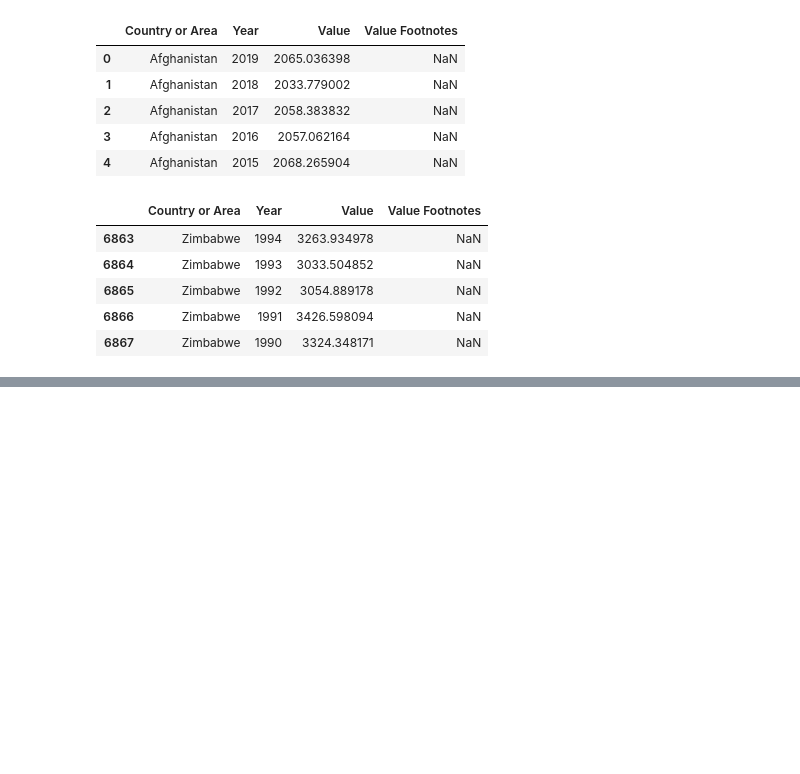
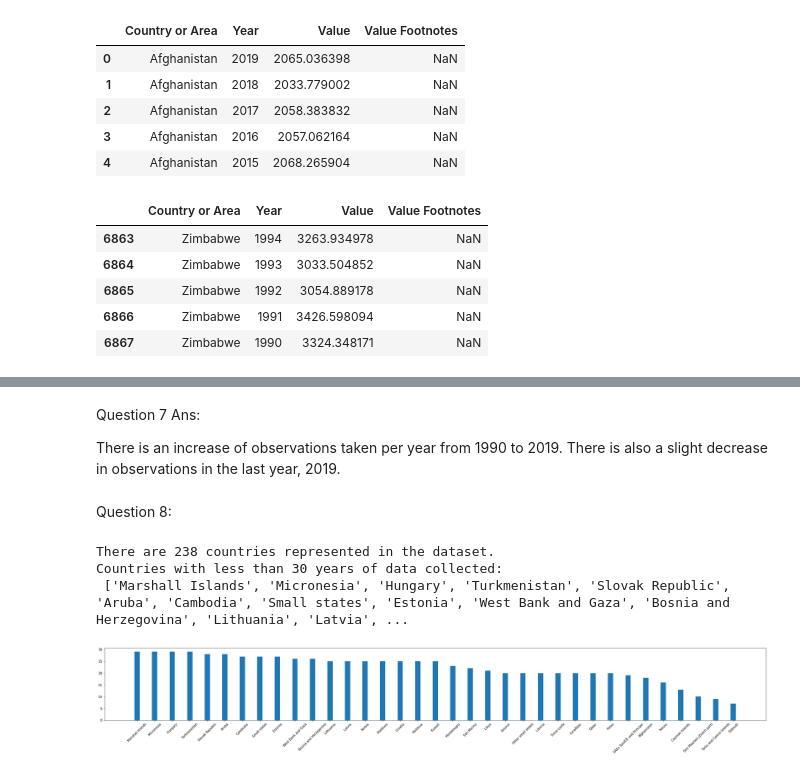
Before and after one commit to nss-data-science-cohort-6/un_data_question-jmayf123, a Jupyter notebook: notebooks/UN_Data_Exploration.ipynb, the cells around one changed output, grey strips where cells are left out. Saved outputs shown, nothing was run; the diff lists cells and outputs as text; code cells hidden in the pictures; blank space fills up the shorter version.

```diff
--- a/notebooks/UN_Data_Exploration.ipynb
+++ b/notebooks/UN_Data_Exploration.ipynb
@@ -43,0 +83,29 @@ gdp_df.drop(columns=['Value Footnotes'])
+# %% [markdown]
+Question 7 Ans:
+
+There is an increase of observations taken per year from 1990 to 2019. There is also a slight decrease in observations in the last year, 2019.
+# %% [markdown]
+Question 8:
+# %%
+num_unique_countries = gdp_df.loc[:,'Country'].nunique()
+print('There are',num_unique_countries, 'countries represented in the dataset.')
+
+country_counts = gdp_df.loc[:,'Country'].value_counts()
+
+#Countries that have less than 30 years of data
+underepresented = country_counts[country_counts < 30]
+x_1 = underepresented.index
+y_1 = underepresented
+
+plt.rcParams["figure.figsize"] = [30, 5]
+plt.rcParams["figure.autolayout"] = True
+
+plt.bar(x_1, y_1, width=0.3)
+plt.xticks(rotation=45)
+
+print("Countries with less than 30 years of data collected:\n",list(x_1))
+# %% [output]
+There are 238 countries represented in the dataset.
+Countries with less than 30 years of data collected:
+ ['Marshall Islands', 'Micronesia', 'Hungary', 'Turkmenistan', 'Slovak Republic', 'Aruba', 'Cambodia', 'Small states', 'Estonia', 'West Bank and Gaza', 'Bosnia and Herzegovina', 'Lithuania', 'Latvia', ...
+[figure, added]
```
Also changed, not shown: parts of 5 cells of this notebook.
